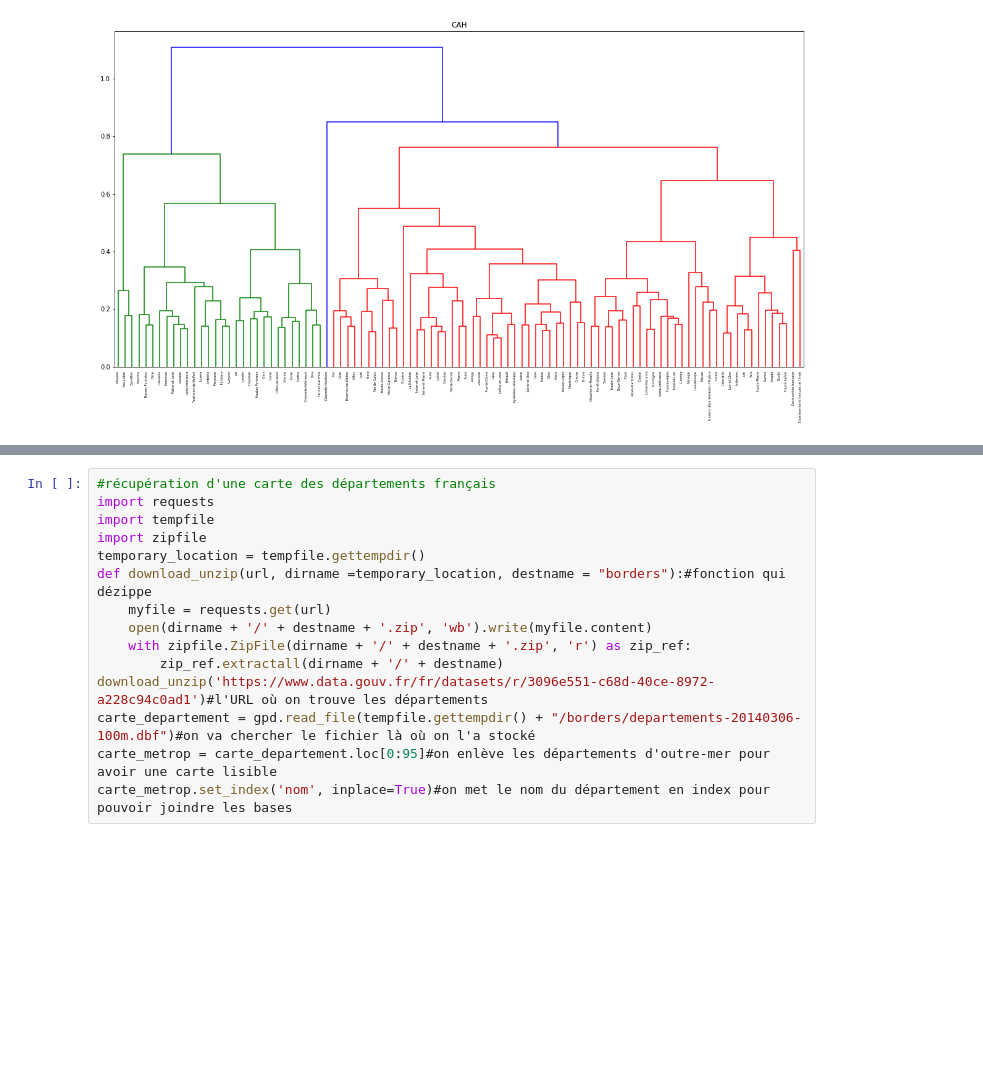
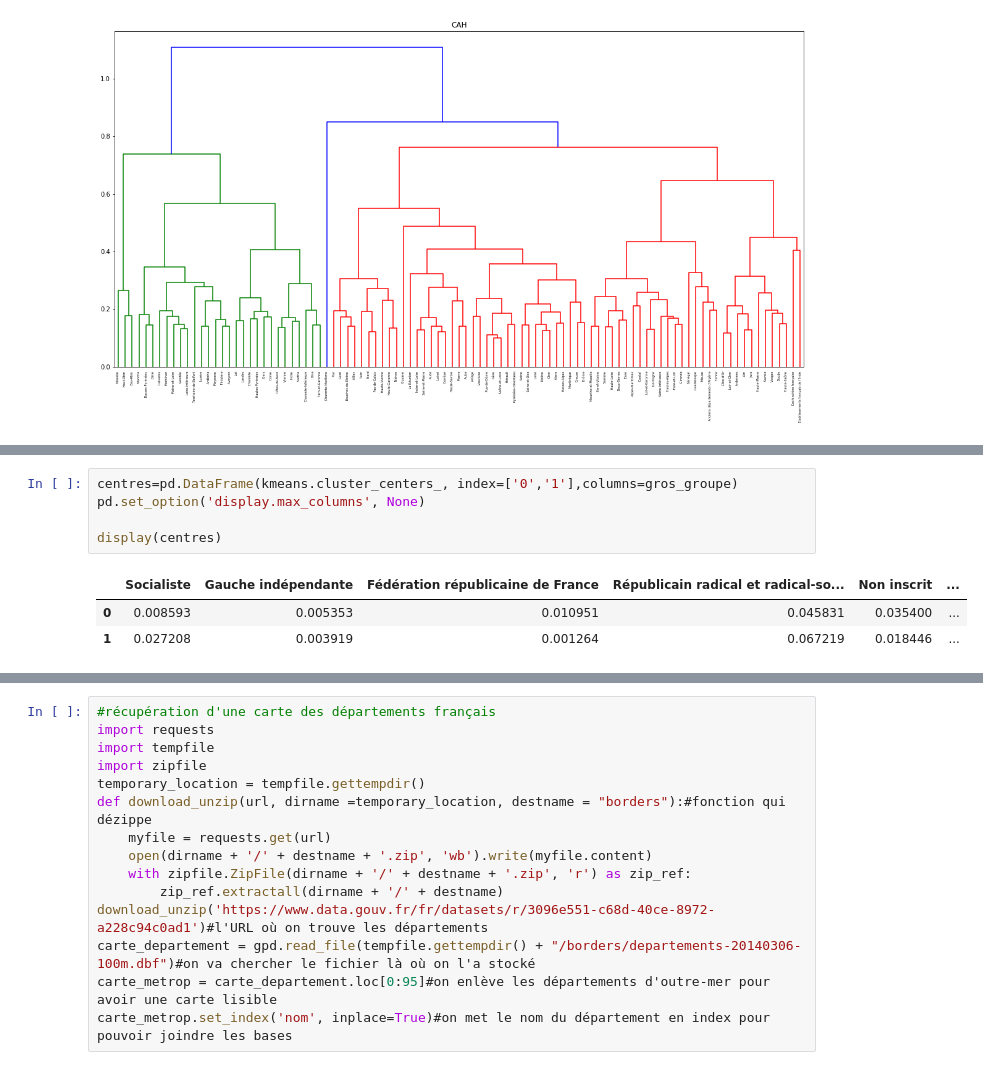
Before and after one commit to dusylvain/Projet-Python-deputes, a Jupyter notebook: clustering.ipynb, the cells around one changed output, grey strips where cells are left out. Drawn from its saved outputs; the diff is of its cells as text; blank space fills up the shorter version.

```diff
--- a/clustering.ipynb
+++ b/clustering.ipynb
@@ -63,2 +61,11 @@ dist_centre.mean()#les départements sont en moyenne plus proches d'un centre qu
 # %% [output]
 0.2153585591153429
+# %%
+centres=pd.DataFrame(kmeans.cluster_centers_, index=['0','1'],columns=gros_groupe)
+pd.set_option('display.max_columns', None)
+
+display(centres)
+# %% [output]
+|  | Socialiste | Gauche indépendante | Fédération républicaine de France | Républicain radical et radical-so... | Non inscrit | ... |
+| 0 | 0.008593 | 0.005353 | 0.010951 | 0.045831 | 0.035400 | ... |
+| 1 | 0.027208 | 0.003919 | 0.001264 | 0.067219 | 0.018446 | ... |
```
Also changed, not shown: parts of 7 cells of this notebook, 1 other file.
